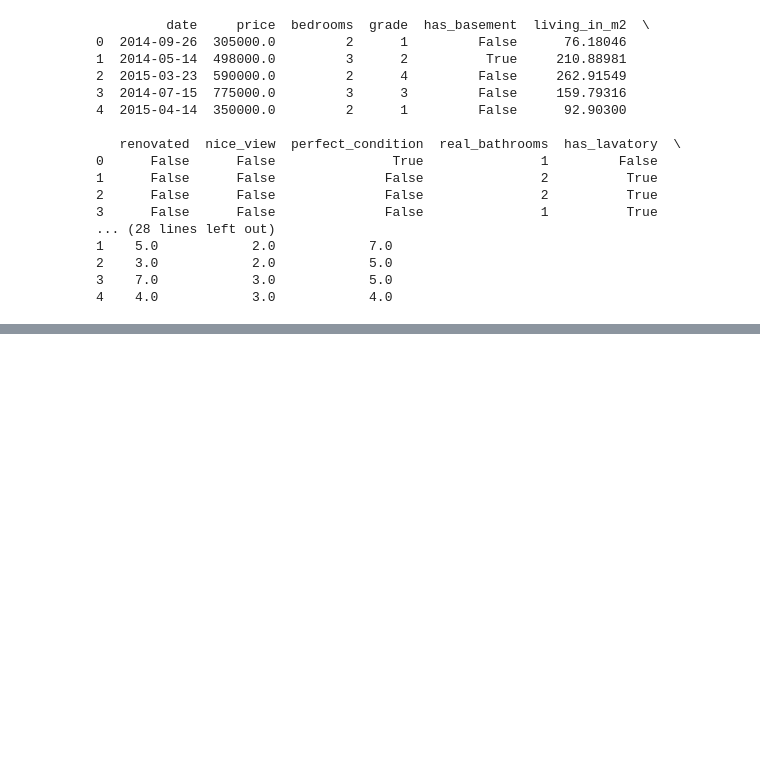
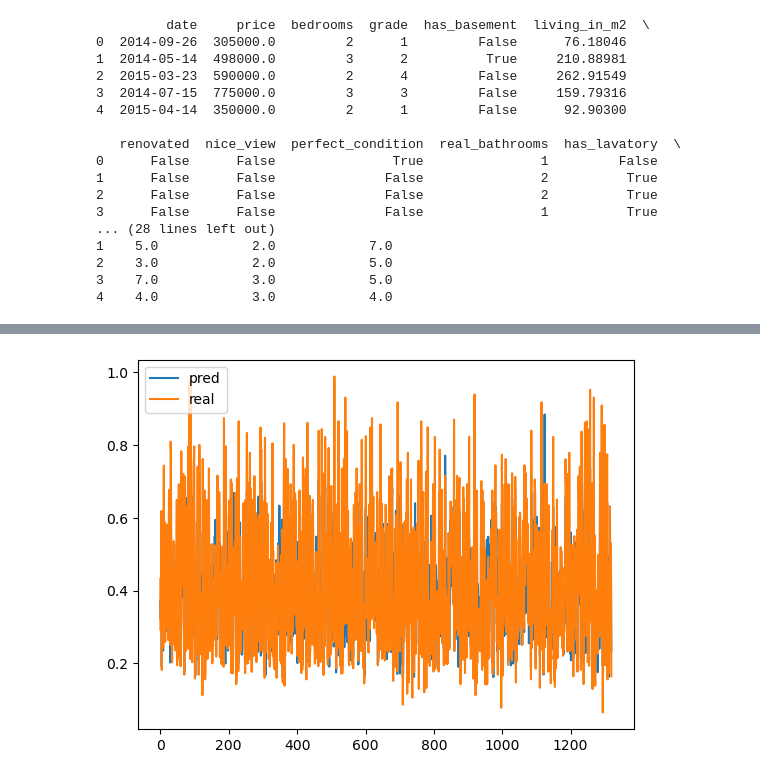
Before and after one commit to CANTSOAR/bitsctf, a Jupyter notebook: main.ipynb, the cells around one changed output, grey strips where cells are left out. Cells and saved outputs as stored; diff of their text form; code cells hidden in the pictures; blank space fills up the shorter version.

```diff
--- a/main.ipynb
+++ b/main.ipynb
@@ -134,0 +189,22 @@ Length: 1320, dtype: float64
+# %%
+from tensorflow.keras.models import Sequential
+from tensorflow.keras.layers import Dense, Dropout
+from tensorflow.keras.optimizers import Adam
+from tensorflow.keras.callbacks import EarlyStopping
+
+model = Sequential()
+
+model.add(Dense(64, "relu", input_shape = [13]))
+model.add(Dropout(0.2))
+model.add(Dense(128, "relu"))
+model.add(Dropout(0.2))
+model.add(Dense(64, "relu"))
+model.add(Dense(1))
+
+optimizer = Adam(learning_rate=0.001)
+model.compile(optimizer = optimizer, loss = "mse")
+
+features = ["date", "bedrooms", "grade", "has_basement", "living_in_m2", "renovated", "nice_view", "perfect_condition", "real_bathrooms", "has_lavatory", "single_floor", "month", "quartile_zone"]
+
+early_stopping = EarlyStopping(monitor = "val_loss", patience = 20, restore_best_weights = True)
+result = model.fit(df_train[features], df_train["price"], epochs = 200, batch_size = 32, validation_data = [df_test[features], df_test["price"]], callbacks = [early_stopping])
@@ -134,0 +233,8 @@ Length: 1320, dtype: float64
+# %%
+y_pred = model.predict(df_test[features])
+
+plt.plot(y_pred, label = "pred")
+plt.plot(list(df_test["price"]), label = "real")
+plt.legend()
+plt.show()
+# %% [output]
@@ -134,0 +242 @@ Length: 1320, dtype: float64
+[figure, added]
```
Also changed, not shown: parts of 8 cells of this notebook.
